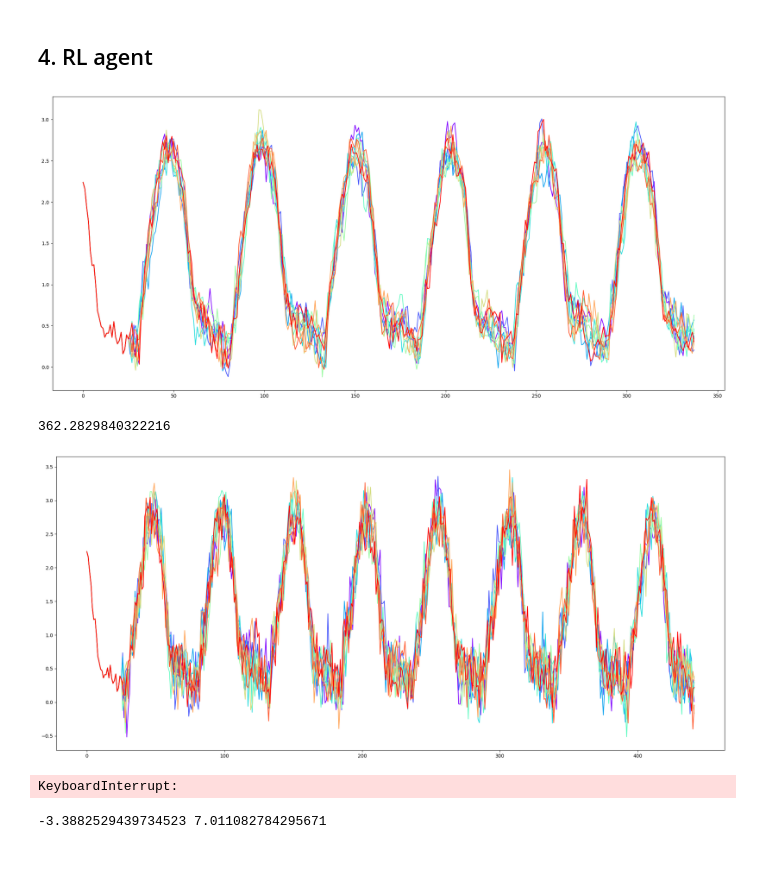
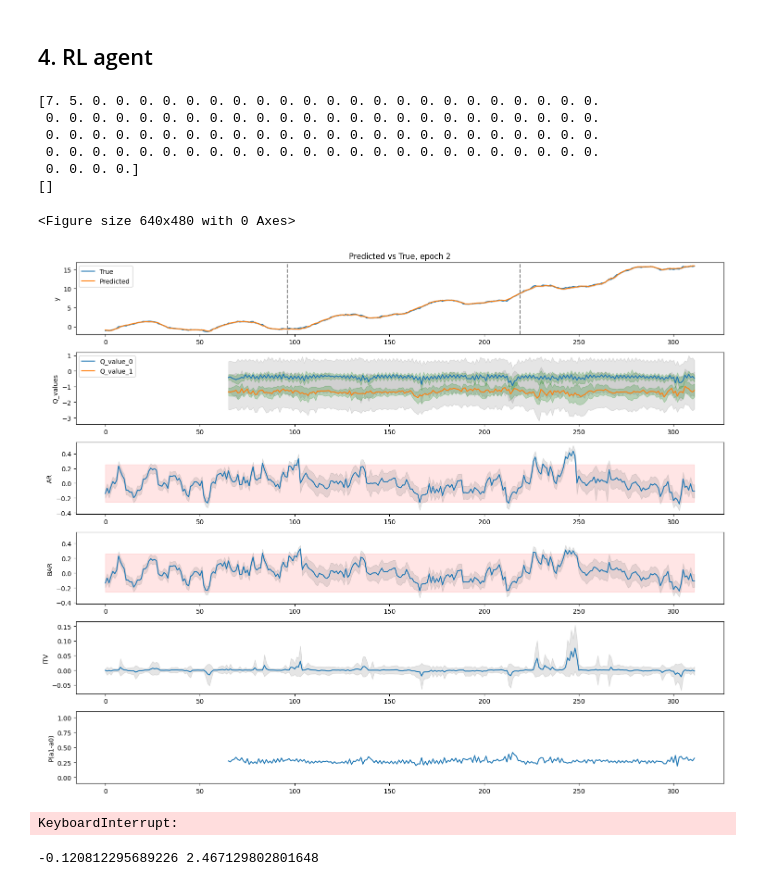
Before and after one commit to zhanwen-xin/cuTAGI, a Jupyter notebook: examples/ITV_CASC_LGA007PIAP_E010_202407.ipynb, the cells around one changed output. Cells and saved outputs as stored; diff of their text form; code cells hidden in the pictures; blank space fills up the shorter version.

```diff
--- a/examples/ITV_CASC_LGA007PIAP_E010_202407.ipynb
+++ b/examples/ITV_CASC_LGA007PIAP_E010_202407.ipynb
@@ -129,43 +127,45 @@ n_actions = env.action_space.n
 n_observations = len(state['hidden_states'])
 agents_RL = regime_change_detection_tagiV(trained_BDLM = BDLM, val_datetime_values = val_datetime_values,
                                          n_observations = n_observations, n_actions = n_actions)
-agent_model_path = './saved_param/CASC_LGA007PIAP_E010_2024_07/tagiv_models/agent_test1'
-# # Generate synthetic time series
-agents_RL.generate_synthetic_ts(num_syn_ts = 10000, syn_ts_len = 52 * 6)
-agents_RL.save_synthetic_ts(datetime_save_path='data/CASC_LGA007PIAP_E010_2024_07/RLDS_y_datetime_10000episodes_V1.csv',
-                            observation_save_path='data/CASC_LGA007PIAP_E010_2024_07/RLDS_y_observation_10000episodes_V1.csv')
+agent_model_path = './saved_param/CASC_LGA007PIAP_E010_2024_07/lstm_y_V3_int.pth'
+# # # Generate synthetic time series
+# agents_RL.generate_synthetic_ts(num_syn_ts = 100, syn_ts_len = 52 * 6)
+# agents_RL.save_synthetic_ts(datetime_save_path='data/CASC_LGA007PIAP_E010_2024_07/RLDS_y_datetime_100episodes_V1.csv',
+#                             observation_save_path='data/CASC_LGA007PIAP_E010_2024_07/RLDS_y_observation_100episodes_V1.csv')
-# %% [output]
-[figure, removed]
-# %%
-print((-3.3882529439734523+ 7.011082784295671)/(1-0.99))
-# %% [output]
-362.2829840322216
 # %%
-agents_RL.load_synthetic_ts(datetime_save_path='data/CASC_LGA007PIAP_E010_2024_07/RLDS_y_datetime_1000episodes.csv',
-                            observation_save_path='data/CASC_LGA007PIAP_E010_2024_07/RLDS_y_observation_1000episodes.csv')
+agents_RL.load_synthetic_ts(datetime_save_path='data/CASC_LGA007PIAP_E010_2024_07/RLDS_y_datetime_10000episodes_V1.csv',
+                            observation_save_path='data/CASC_LGA007PIAP_E010_2024_07/RLDS_y_observation_10000episodes_V1.csv')
 agents_RL.plot_synthetic_ts()
 
 # Training: TAGI
 agents_RL.train(num_episodes = 100, step_look_back = 64, abnormal_ts_percentage = 1, anomaly_range = [-0.1, 0.1],
                 init_z = init_z, init_Sz = init_Sz, init_mu_preds_lstm = init_mu_lstm, init_var_preds_lstm = init_var_lstm,
                 batchsize = 128, TAU = 0.005, plot_samples = True, learning_curve_ylim = [-1000, 200],
                 early_stopping = False, patience = 0, validation_episode_num = 0, early_stop_start= 300,
                 # agent_net_save_path = agent_model_path)
-                agent_net_save_path = agent_model_path, mean_R = -3.3882529439734523, std_R = 7.011082784295671) # Log-Likelihood excluding AR
+                agent_net_save_path = agent_model_path, mean_R = -0.120812295689226, std_R = 2.467129802801648) # New dataset
+                # agent_net_save_path = agent_model_path, mean_R = -3.3882529439734523, std_R = 7.011082784295671) # Log-Likelihood excluding AR
                 # agent_net_save_path = agent_model_path, mean_R = -0.6745953375735533, std_R = 2.779991321423823) # Log-Likelihood
                 # agent_net_save_path = agent_model_path, mean_R = 0.0880989332434907, std_R = 0.7321812035504224) # Likelihood + AR penalty
                 # agent_net_save_path = agent_model_path, mean_R = 0.22359195074181498, std_R = 1.1609149116693418) # Conditional likelihood + AR penalty
 
 # # Training: Backprop
 # agents_RL.train(num_episodes = 1000, step_look_back = 64, abnormal_ts_percentage = 1, anomaly_range = [-0., 0.],
 #                 init_z = init_z, init_Sz = init_Sz, init_mu_preds_lstm = init_mu_lstm, init_var_preds_lstm = init_var_lstm,
 #                 batchsize = 128, TAU = 0.005, plot_samples = True, learning_curve_ylim = [-1000, 200],
 #                 early_stopping = True, patience = 10, validation_episode_num = 20, early_stop_start= 850,
 #                 agent_net_save_path = agent_model_path, cost_of_intervention=11.608093917361542)
 # %% [output]
+[7. 5. 0. 0. 0. 0. 0. 0. 0. 0. 0. 0. 0. 0. 0. 0. 0. 0. 0. 0. 0. 0. 0. 0.
+ 0. 0. 0. 0. 0. 0. 0. 0. 0. 0. 0. 0. 0. 0. 0. 0. 0. 0. 0. 0. 0. 0. 0. 0.
+ 0. 0. 0. 0. 0. 0. 0. 0. 0. 0. 0. 0. 0. 0. 0. 0. 0. 0. 0. 0. 0. 0. 0. 0.
+ 0. 0. 0. 0. 0. 0. 0. 0. 0. 0. 0. 0. 0. 0. 0. 0. 0. 0. 0. 0. 0. 0. 0. 0.
+ 0. 0. 0. 0.]
+[]
+<Figure size 640x480 with 0 Axes>
-[figure, old version]
+[figure, new version]
-KeyboardInterrupt:
+KeyboardInterrupt:
 # %%
 print(agents_RL.mean_R, agents_RL.std_R)
 # %% [output]
--3.3882529439734523 7.011082784295671
+-0.120812295689226 2.467129802801648
```
Also changed, not shown: parts of 1 cell of this notebook, 8 other files.
